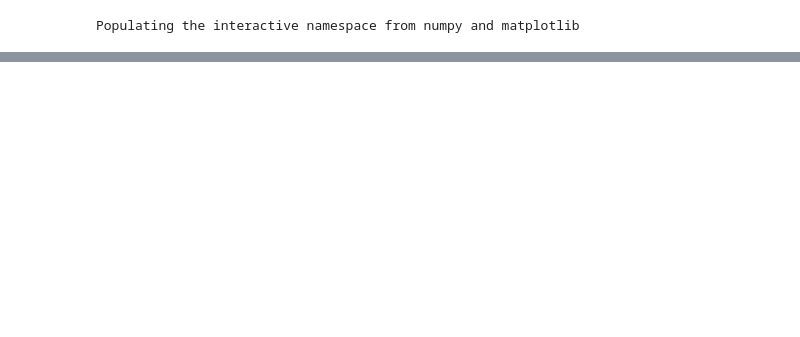
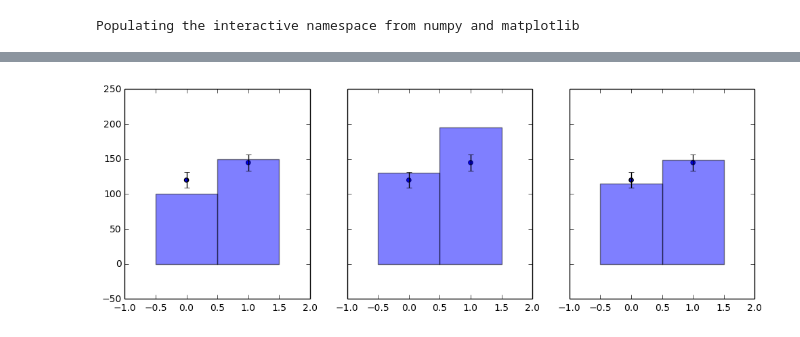
Before and after one commit to lukasheinrich/histfactory_validation, a Jupyter notebook: manual/multiBinPois.ipynb, the cells around one changed output, grey strips where cells are left out. Saved outputs shown, nothing was run; the diff lists cells and outputs as text; code cells hidden in the pictures; blank space fills up the shorter version.

```diff
--- a/manual/multiBinPois.ipynb
+++ b/manual/multiBinPois.ipynb
@@ -87,0 +88,41 @@ RUN SCAN
+# %%
+d,c,s = prep_data(my_observed_counts,my_background_counts,my_signal_counts)
+from pyhf import model_expected_actualdata, unconstrained_bestfit
+
+binning = source['binning']
+
+nominal_nuis = [b for b,db in my_background_counts]
+nom_bonly = model_expected_actualdata(s, 0.0, nominal_nuis, c)
+nom_sb = model_expected_actualdata(s, 1.0, nominal_nuis, c)
+
+bestfit_pars  = unconstrained_bestfit(d,c,s,init_pars,par_bounds)
+bestfit_cts = model_expected_actualdata(s, bestfit_pars[0], bestfit_pars[1:], c)
+
+def plot_histo(ax, binning, data):
+    bin_width = (binning[2]-binning[1])/binning[0]
+    bin_leftedges = np.linspace(binning[1],binning[2],binning[0]+1)[:-1]
+    bin_centers = [le + bin_width/2. for le in bin_leftedges]
+    ax.bar(bin_leftedges,data,1, alpha=0.5)
+
+
+def plot_data(ax, binning, data):
+    errors = [math.sqrt(d) for d in data]
+    bin_width = (binning[2]-binning[1])/binning[0]
+    bin_leftedges = np.linspace(binning[1],binning[2],binning[0]+1)[:-1]
+    bin_centers = [le + bin_width/2. for le in bin_leftedges]
+    ax.bar(bin_centers,data,0, yerr=errors, linewidth=0, error_kw = dict(ecolor='k', elinewidth = 1))
+    ax.scatter(bin_centers, data)
+# %%
+f,axarr = plt.subplots(1,3,sharey=True)
+f.set_size_inches(12,4)
+
+plot_histo(axarr[0], binning, nom_bonly)
+plot_data(axarr[0], binning, my_observed_counts)
+
+plot_histo(axarr[1], binning, nom_sb)
+plot_data(axarr[1], binning, my_observed_counts)
+
+plot_histo(axarr[2], binning, bestfit_cts)
+plot_data(axarr[2], binning, my_observed_counts)
+# %% [output]
+[figure, added]
```
Also changed, not shown: parts of 1 cell of this notebook, 2 other files.
